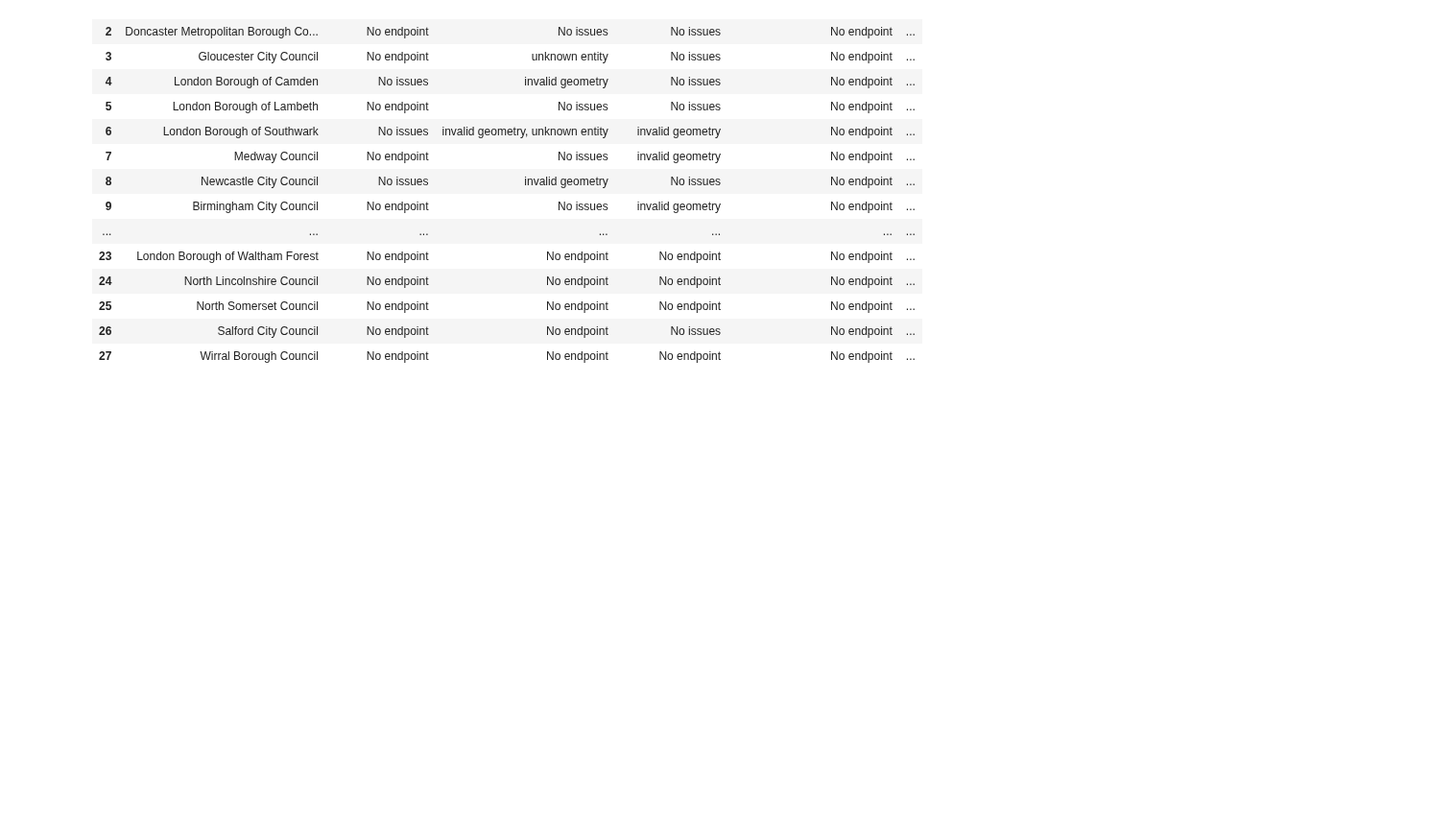
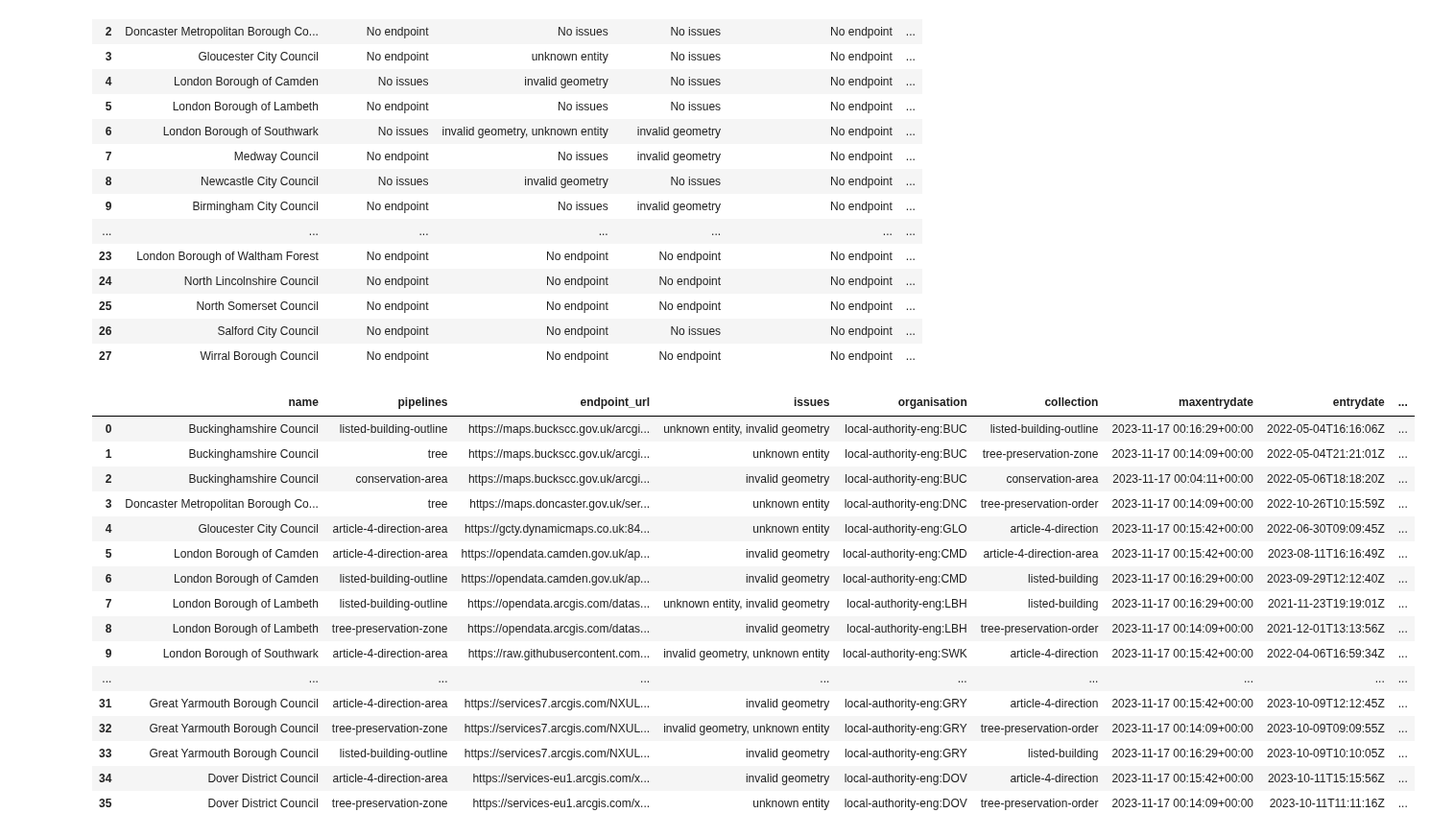
Before and after one commit to digital-land/jupyter-analysis, a Jupyter notebook: service_report/master_report/endpoint_issue_master_report.ipynb, the cells around one changed output. Shown at 96% size. Saved outputs shown, nothing was run; the diff lists cells and outputs as text; code cells hidden in the pictures; blank space fills up the shorter version.

Commit message:
Adds master issue report

```diff
--- a/service_report/master_report/endpoint_issue_master_report.ipynb
+++ b/service_report/master_report/endpoint_issue_master_report.ipynb
@@ -144,6 +161,7 @@ for organisation in organisation_list:
         for k, v in organisation_dataset_issues_dict[organisation].items():
             if v != 'No issues':
                 new_row[k] = ', '.join(v)
+                organisation_dataset_issues_dict[organisation][k] = ', '.join(v)
             else:
                 new_row[k] = v
     rows_list.append(new_row)
@@ -171,3 +189,29 @@ output_df
 | 25 | North Somerset Council | No endpoint | No endpoint | No endpoint | No endpoint | ... |
 | 26 | Salford City Council | No endpoint | No endpoint | No issues | No endpoint | ... |
 | 27 | Wirral Borough Council | No endpoint | No endpoint | No endpoint | No endpoint | ... |
+# %%
+# Create output csv containing endpoints with issues
+# output_columns = "name,pipelines,endpoint_url,organisation,collection,maxentrydate,entrydate,end_date,last_status,last_updated_date"
+output_columns = ['name', 'pipelines', 'endpoint_url', 'organisation', 'collection', 'maxentrydate', 'entrydate', 'end_date', 'last_status', 'last_updated_date']
+
+output_df = produce_output_csv(all_orgs_recent_endpoints, organisation_dataset_issues_dict, "issues", "No issues", output_columns)
+output_df.to_csv('endpoint_issues_master_report.csv', index=False)
+output_df.head(100)
+# %% [output]
+|  | name | pipelines | endpoint_url | issues | organisation | collection | maxentrydate | entrydate | ... |
+| 0 | Buckinghamshire Council | listed-building-outline | https://maps.buckscc.gov.uk/arcgi... | unknown entity, invalid geometry | local-authority-eng:BUC | listed-building-outline | 2023-11-17 00:16:29+00:00 | 2022-05-04T16:16:06Z | ... |
+| 1 | Buckinghamshire Council | tree | https://maps.buckscc.gov.uk/arcgi... | unknown entity | local-authority-eng:BUC | tree-preservation-zone | 2023-11-17 00:14:09+00:00 | 2022-05-04T21:21:01Z | ... |
+| 2 | Buckinghamshire Council | conservation-area | https://maps.buckscc.gov.uk/arcgi... | invalid geometry | local-authority-eng:BUC | conservation-area | 2023-11-17 00:04:11+00:00 | 2022-05-06T18:18:20Z | ... |
+| 3 | Doncaster Metropolitan Borough Co... | tree | https://maps.doncaster.gov.uk/ser... | unknown entity | local-authority-eng:DNC | tree-preservation-order | 2023-11-17 00:14:09+00:00 | 2022-10-26T10:15:59Z | ... |
+| 4 | Gloucester City Council | article-4-direction-area | https://gcty.dynamicmaps.co.uk:84... | unknown entity | local-authority-eng:GLO | article-4-direction | 2023-11-17 00:15:42+00:00 | 2022-06-30T09:09:45Z | ... |
+| 5 | London Borough of Camden | article-4-direction-area | https://opendata.camden.gov.uk/ap... | invalid geometry | local-authority-eng:CMD | article-4-direction-area | 2023-11-17 00:15:42+00:00 | 2023-08-11T16:16:49Z | ... |
+| 6 | London Borough of Camden | listed-building-outline | https://opendata.camden.gov.uk/ap... | invalid geometry | local-authority-eng:CMD | listed-building | 2023-11-17 00:16:29+00:00 | 2023-09-29T12:12:40Z | ... |
+| 7 | London Borough of Lambeth | listed-building-outline | https://opendata.arcgis.com/datas... | unknown entity, invalid geometry | local-authority-eng:LBH | listed-building | 2023-11-17 00:16:29+00:00 | 2021-11-23T19:19:01Z | ... |
+| 8 | London Borough of Lambeth | tree-preservation-zone | https://opendata.arcgis.com/datas... | invalid geometry | local-authority-eng:LBH | tree-preservation-order | 2023-11-17 00:14:09+00:00 | 2021-12-01T13:13:56Z | ... |
+| 9 | London Borough of Southwark | article-4-direction-area | https://raw.githubusercontent.com... | invalid geometry, unknown entity | local-authority-eng:SWK | article-4-direction | 2023-11-17 00:15:42+00:00 | 2022-04-06T16:59:34Z | ... |
+| ... | ... | ... | ... | ... | ... | ... | ... | ... | ... |
+| 31 | Great Yarmouth Borough Council | article-4-direction-area | https://services7.arcgis.com/NXUL... | invalid geometry | local-authority-eng:GRY | article-4-direction | 2023-11-17 00:15:42+00:00 | 2023-10-09T12:12:45Z | ... |
+| 32 | Great Yarmouth Borough Council | tree-preservation-zone | https://services7.arcgis.com/NXUL... | invalid geometry, unknown entity | local-authority-eng:GRY | tree-preservation-order | 2023-11-17 00:14:09+00:00 | 2023-10-09T09:09:55Z | ... |
+| 33 | Great Yarmouth Borough Council | listed-building-outline | https://services7.arcgis.com/NXUL... | invalid geometry | local-authority-eng:GRY | listed-building | 2023-11-17 00:16:29+00:00 | 2023-10-09T10:10:05Z | ... |
+| 34 | Dover District Council | article-4-direction-area | https://services-eu1.arcgis.com/x... | invalid geometry | local-authority-eng:DOV | article-4-direction | 2023-11-17 00:15:42+00:00 | 2023-10-11T15:15:56Z | ... |
+| 35 | Dover District Council | tree-preservation-zone | https://services-eu1.arcgis.com/x... | unknown entity | local-authority-eng:DOV | tree-preservation-order | 2023-11-17 00:14:09+00:00 | 2023-10-11T11:11:16Z | ... |
```
Also changed, not shown: parts of 5 cells of this notebook, 3 other files.
